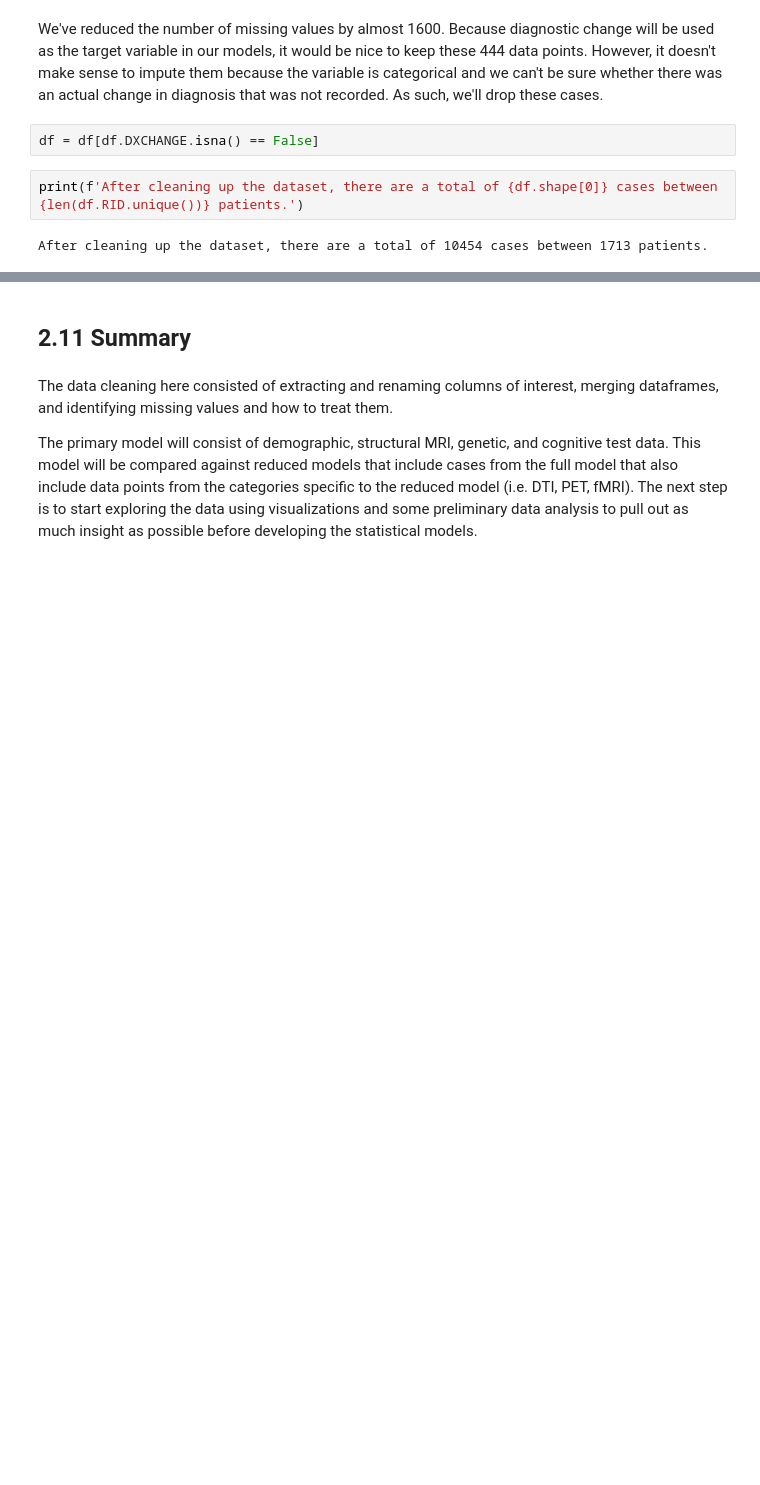
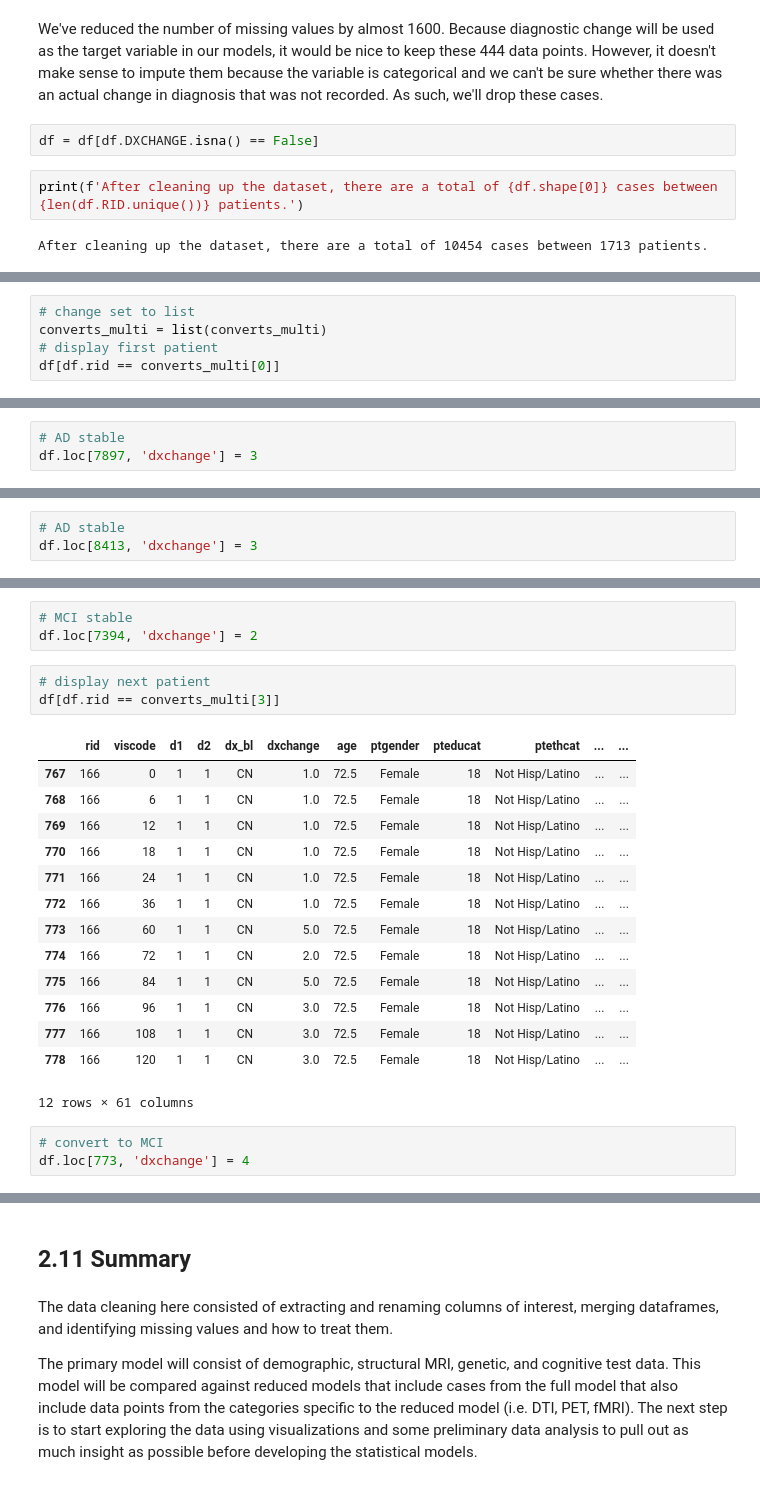
Before and after one commit to keshavkrishnagangwar/springboard_data_science, a Jupyter notebook: capstone_1_mri/data_cleaning.ipynb, the cells around one changed output, grey strips where cells are left out. Saved outputs shown, nothing was run; the diff lists cells and outputs as text; blank space fills up the shorter version.

```diff
--- a/capstone_1_mri/data_cleaning.ipynb
+++ b/capstone_1_mri/data_cleaning.ipynb
@@ -876,0 +1062,5 @@ After cleaning up the dataset, there are a total of 10454 cases between 1713 pat
+# %%
+# change set to list
+converts_multi = list(converts_multi)
+# display first patient
+df[df.rid == converts_multi[0]]
@@ -876,0 +1076,3 @@ After cleaning up the dataset, there are a total of 10454 cases between 1713 pat
+# %%
+# AD stable
+df.loc[7897, 'dxchange'] = 3
@@ -876,0 +1091,3 @@ After cleaning up the dataset, there are a total of 10454 cases between 1713 pat
+# %%
+# AD stable
+df.loc[8413, 'dxchange'] = 3
@@ -876,0 +1107,24 @@ After cleaning up the dataset, there are a total of 10454 cases between 1713 pat
+# %%
+# MCI stable
+df.loc[7394, 'dxchange'] = 2
+# %%
+# display next patient
+df[df.rid == converts_multi[3]]
+# %% [output]
+|  | rid | viscode | d1 | d2 | dx_bl | dxchange | age | ptgender | pteducat | ptethcat | ... | ... |
+| 767 | 166 | 0 | 1 | 1 | CN | 1.0 | 72.5 | Female | 18 | Not Hisp/Latino | ... | ... |
+| 768 | 166 | 6 | 1 | 1 | CN | 1.0 | 72.5 | Female | 18 | Not Hisp/Latino | ... | ... |
+| 769 | 166 | 12 | 1 | 1 | CN | 1.0 | 72.5 | Female | 18 | Not Hisp/Latino | ... | ... |
+| 770 | 166 | 18 | 1 | 1 | CN | 1.0 | 72.5 | Female | 18 | Not Hisp/Latino | ... | ... |
+| 771 | 166 | 24 | 1 | 1 | CN | 1.0 | 72.5 | Female | 18 | Not Hisp/Latino | ... | ... |
+| 772 | 166 | 36 | 1 | 1 | CN | 1.0 | 72.5 | Female | 18 | Not Hisp/Latino | ... | ... |
+| 773 | 166 | 60 | 1 | 1 | CN | 5.0 | 72.5 | Female | 18 | Not Hisp/Latino | ... | ... |
+| 774 | 166 | 72 | 1 | 1 | CN | 2.0 | 72.5 | Female | 18 | Not Hisp/Latino | ... | ... |
+| 775 | 166 | 84 | 1 | 1 | CN | 5.0 | 72.5 | Female | 18 | Not Hisp/Latino | ... | ... |
+| 776 | 166 | 96 | 1 | 1 | CN | 3.0 | 72.5 | Female | 18 | Not Hisp/Latino | ... | ... |
+| 777 | 166 | 108 | 1 | 1 | CN | 3.0 | 72.5 | Female | 18 | Not Hisp/Latino | ... | ... |
+| 778 | 166 | 120 | 1 | 1 | CN | 3.0 | 72.5 | Female | 18 | Not Hisp/Latino | ... | ... |
+12 rows × 61 columns
+# %%
+# convert to MCI
+df.loc[773, 'dxchange'] = 4
```
Also changed, not shown: parts of 62 cells of this notebook.
